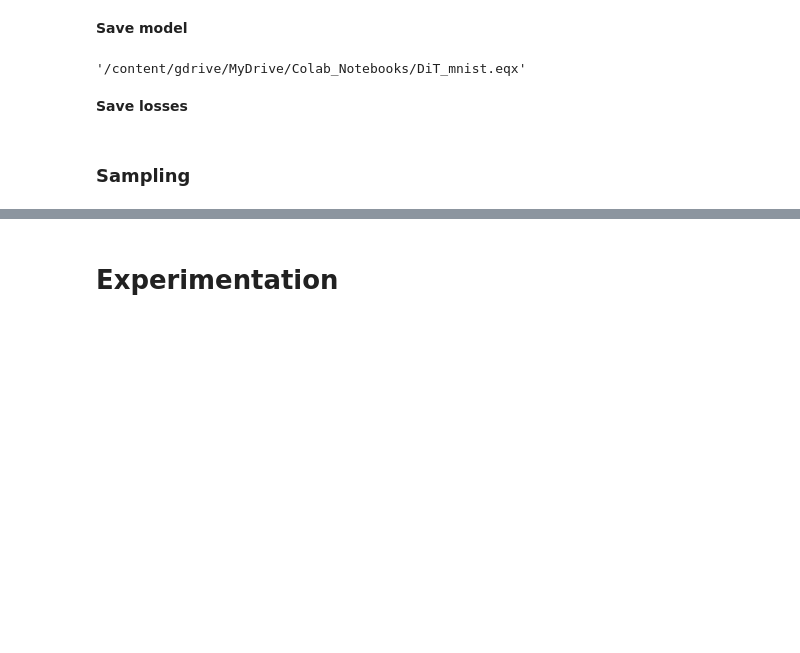
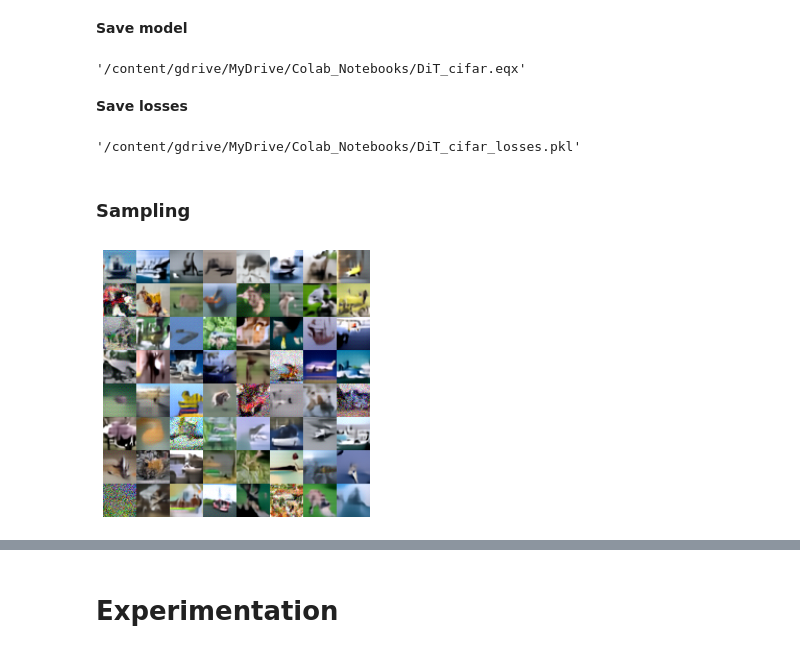
Before and after one commit to durml91/MMath-Project, a Jupyter notebook: Image_Diffusion_(working)/DiT Diffusion/DiT-V2-CIFAR.ipynb, the cells around one changed output, grey strips where cells are left out. Drawn from its saved outputs; the diff is of its cells as text; code cells hidden in the pictures; blank space fills up the shorter version.

Commit message:
Trained model + sampled 64 images + loss curve plotted

```diff
--- a/Image_Diffusion_(working)/DiT Diffusion/DiT-V2-CIFAR.ipynb
+++ b/Image_Diffusion_(working)/DiT Diffusion/DiT-V2-CIFAR.ipynb
@@ -628,7 +608,7 @@ def main(
 # %%
 t1=10.0
 # Optimisation hyperparameters
-num_steps=500_000
+num_steps=200_000
 lr=3e-4
 batch_size=256
 print_every=1_000
@@ -675,18 +671,20 @@ KeyboardInterrupt: ignored
 # %% [markdown]
 **Save model**
 # %%
-eqx.tree_serialise_leaves("DiT_mnist.eqx", model)
-shutil.copy('/content/DiT_mnist.eqx','/content/gdrive/MyDrive/Colab_Notebooks')
+eqx.tree_serialise_leaves("DiT_cifar.eqx", model)
+shutil.copy('/content/DiT_cifar.eqx','/content/gdrive/MyDrive/Colab_Notebooks')
 # %% [output]
-'/content/gdrive/MyDrive/Colab_Notebooks/DiT_mnist.eqx'
+'/content/gdrive/MyDrive/Colab_Notebooks/DiT_cifar.eqx'
 # %% [markdown]
 **Save losses**
 # %%
-with open('./DiT_mnist_losses.pkl', 'wb') as file:
+with open('./DiT_cifar_losses.pkl', 'wb') as file:
     dump(lossdict, file)
 
 import shutil
-shutil.copy('./DiT_mnist_losses.pkl','/content/gdrive/MyDrive/Colab_Notebooks')
+shutil.copy('./DiT_cifar_losses.pkl','/content/gdrive/MyDrive/Colab_Notebooks')
+# %% [output]
+'/content/gdrive/MyDrive/Colab_Notebooks/DiT_cifar_losses.pkl'
 # %% [markdown]
 ### Sampling
 # %%
@@ -695,11 +693,29 @@ dt0 = 0.025
 # %%
 sample_key = jr.split(sample_key, sample_size**2)
 sample_fn = ft.partial(single_sample_fn, model, int_beta, data_shape, dt0, t1)
 sample = jax.vmap(sample_fn)(sample_key)
 sample = data_mean + data_std * sample
 sample = jnp.clip(sample, data_min, data_max)
-sample = einops.rearrange(sample, "(n1 n2) 1 h w -> (n1 h) (n2 w)", n1=sample_size, n2=sample_size)
-plt.imshow(sample, cmap="Greys")
+sample1 = sample[:, 0, :, :]
+sample2 = sample[:, 1, :, :]
+sample3 = sample[:, 2, :, :]
+
+sample1 = einops.rearrange(sample1, "(n1 n2) h w -> (n1 h) (n2 w) ", n1=sample_size, n2=sample_size)
+sample2 = einops.rearrange(sample2, "(n1 n2) h w -> (n1 h) (n2 w) ", n1=sample_size, n2=sample_size)
+sample3 = einops.rearrange(sample3, "(n1 n2) h w -> (n1 h) (n2 w) ", n1=sample_size, n2=sample_size)
+
+sample1 = sample1[None,:,:]
+sample2 = sample2[None,:,:]
+sample3 = sample3[None,:,:]
+
+newsamp = jnp.concatenate([sample1, sample2, sample3])
+sample = einops.rearrange(newsamp, "c h w -> h w c")
+sample = jnp.array(sample, dtype=int)
+
+
+plt.imshow(sample)
 plt.axis("off")
 plt.tight_layout()
 plt.show()
+# %% [output]
+[figure, added]
```
Also changed, not shown: parts of 9 cells of this notebook.
